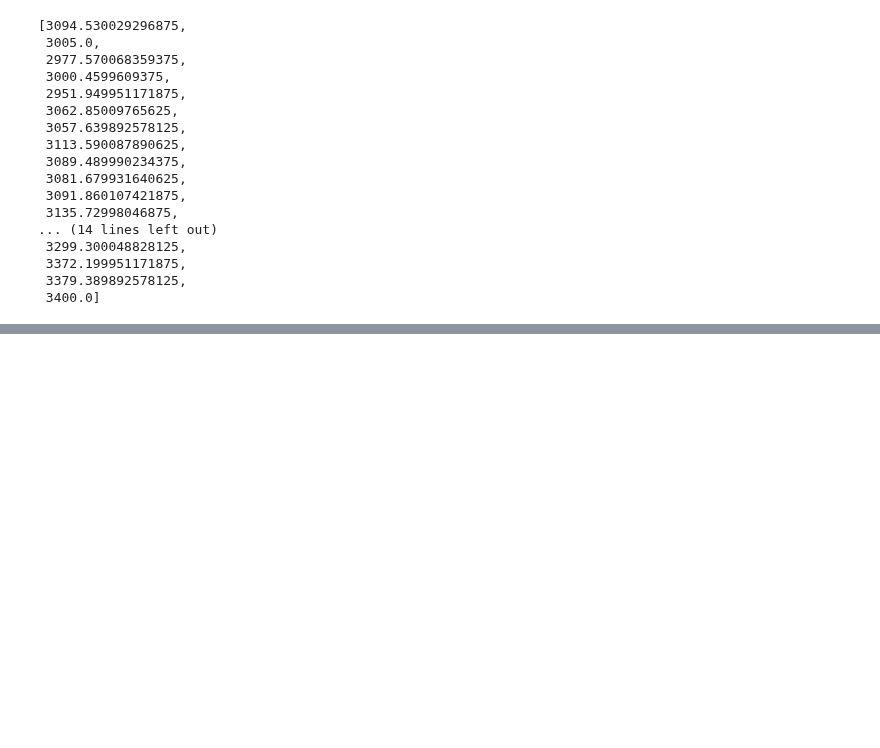
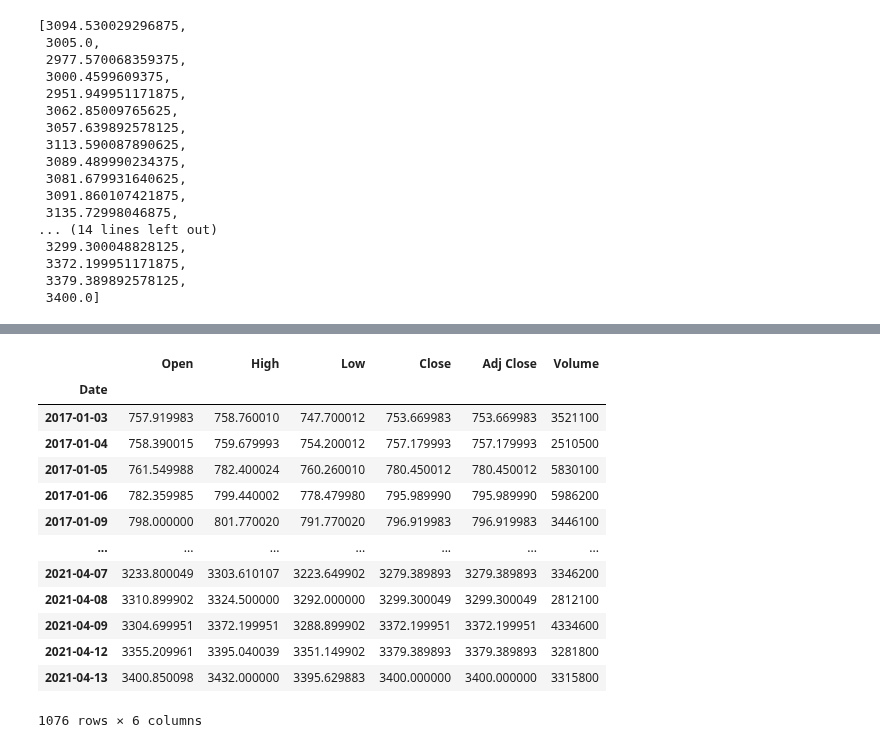
Before and after one commit to xanasa14/Finances, a Jupyter notebook: BuySell.ipynb, the cells around one changed output, grey strips where cells are left out. Cells and saved outputs as stored; diff of their text form; code cells hidden in the pictures; blank space fills up the shorter version.

```diff
--- a/BuySell.ipynb
+++ b/BuySell.ipynb
@@ -242,0 +267,30 @@ last30
+# %%
+import pandas as pd
+import numpy as np
+import yfinance as yf
+from yahoofinancials import YahooFinancials
+company = 'AMZN'
+startDate = "2017-01-01"
+
+endDate = "2021-04-14"
+dataframe = yf.download(company,
+                      start=startDate,
+                      end=endDate,
+                      progress=False)
+
+dataframe
+# %% [output]
+|  | Open | High | Low | Close | Adj Close | Volume |
+| Date |  |  |  |  |  |  |
+| 2017-01-03 | 757.919983 | 758.760010 | 747.700012 | 753.669983 | 753.669983 | 3521100 |
+| 2017-01-04 | 758.390015 | 759.679993 | 754.200012 | 757.179993 | 757.179993 | 2510500 |
+| 2017-01-05 | 761.549988 | 782.400024 | 760.260010 | 780.450012 | 780.450012 | 5830100 |
+| 2017-01-06 | 782.359985 | 799.440002 | 778.479980 | 795.989990 | 795.989990 | 5986200 |
+| 2017-01-09 | 798.000000 | 801.770020 | 791.770020 | 796.919983 | 796.919983 | 3446100 |
+| ... | ... | ... | ... | ... | ... | ... |
+| 2021-04-07 | 3233.800049 | 3303.610107 | 3223.649902 | 3279.389893 | 3279.389893 | 3346200 |
+| 2021-04-08 | 3310.899902 | 3324.500000 | 3292.000000 | 3299.300049 | 3299.300049 | 2812100 |
+| 2021-04-09 | 3304.699951 | 3372.199951 | 3288.899902 | 3372.199951 | 3372.199951 | 4334600 |
+| 2021-04-12 | 3355.209961 | 3395.040039 | 3351.149902 | 3379.389893 | 3379.389893 | 3281800 |
+| 2021-04-13 | 3400.850098 | 3432.000000 | 3395.629883 | 3400.000000 | 3400.000000 | 3315800 |
+1076 rows × 6 columns
```
Also changed, not shown: parts of 4 cells of this notebook.
